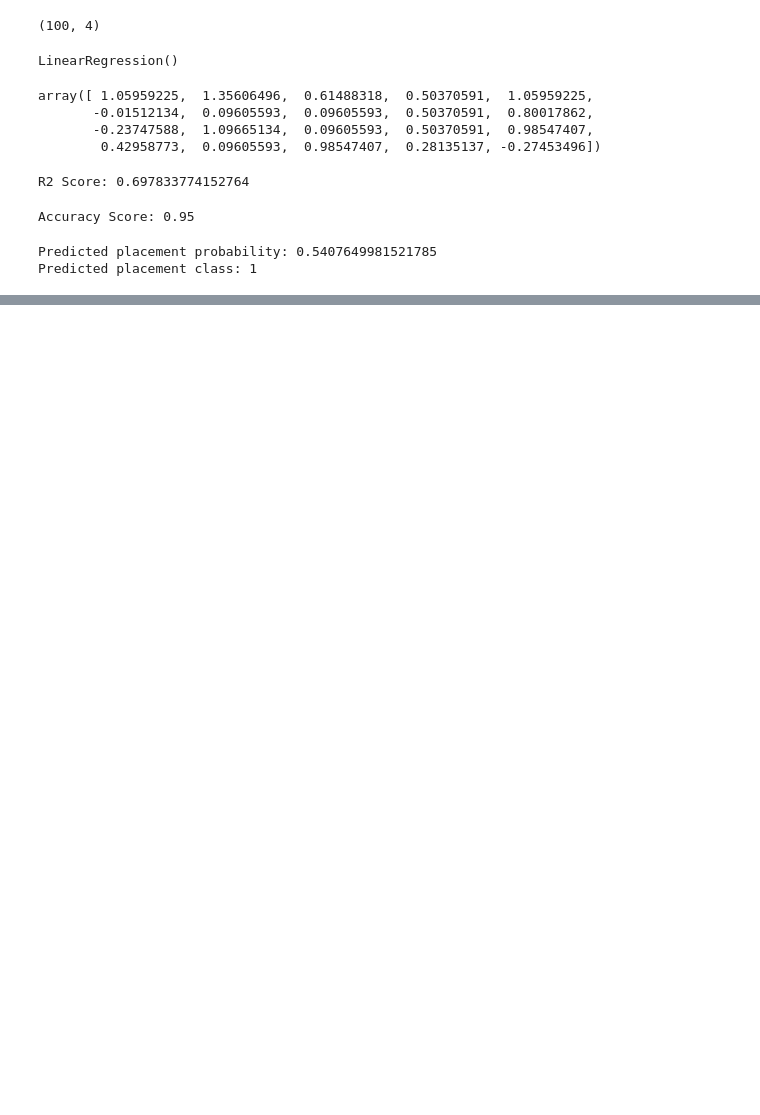
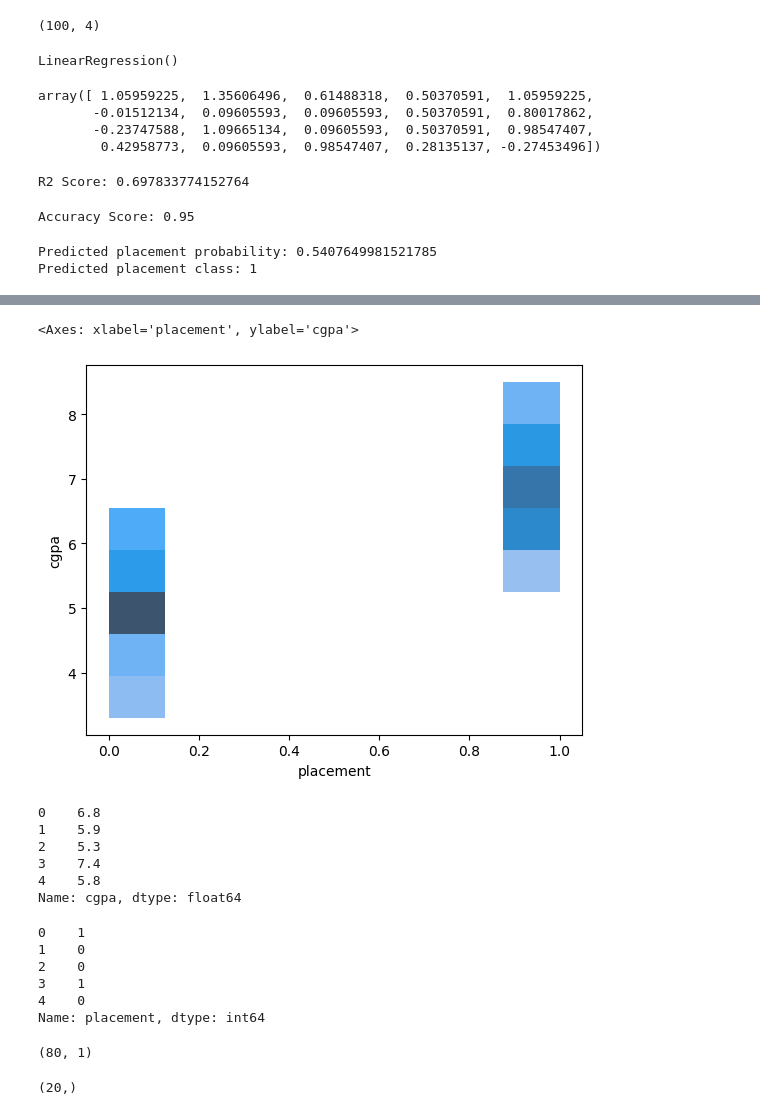
Before and after one commit to malik09-teach/batch-01, a Jupyter notebook: linear models/simple linear regression.ipynb, the cells around one changed output, grey strips where cells are left out. Saved outputs shown, nothing was run; the diff lists cells and outputs as text; code cells hidden in the pictures; blank space fills up the shorter version.

```diff
--- a/linear models/simple linear regression.ipynb
+++ b/linear models/simple linear regression.ipynb
@@ -67,0 +94,23 @@ Predicted placement class: 1
+# %%
+sns.histplot(x=y,y=x)
+# %% [output]
+<Axes: xlabel='placement', ylabel='cgpa'>
+[figure, added]
+# %%
+x.head()
+# %% [output]
+0    6.8
+1    5.9
+2    5.3
+3    7.4
+4    5.8
+Name: cgpa, dtype: float64
+# %%
+y.head()
+# %% [output]
+0    1
+1    0
+2    0
+3    1
+4    0
+Name: placement, dtype: int64
@@ -67,0 +119,8 @@ Predicted placement class: 1
+# %%
+xtrain.shape
+# %% [output]
+(80, 1)
+# %%
+xtest.shape
+# %% [output]
+(20,)
```
Also changed, not shown: parts of 14 cells of this notebook.
